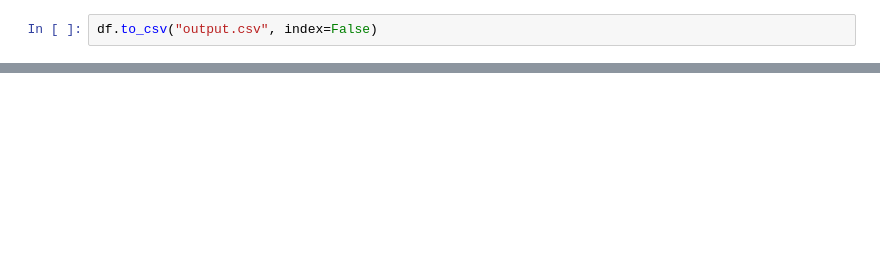
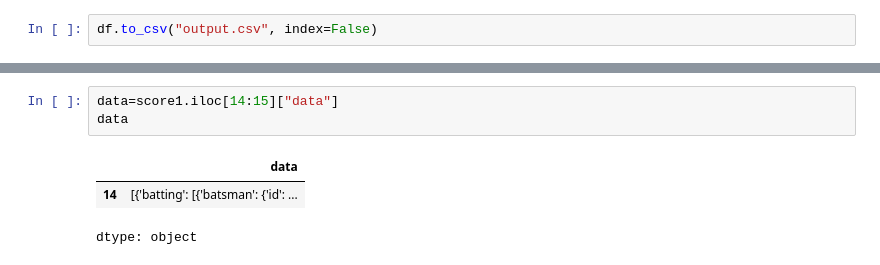
Before and after one commit to harivign/json-to-table-creation-using-python-, a Jupyter notebook: Convert_JSON_file_to_Table_Creation_using_python.ipynb, the cells around one changed output, grey strips where cells are left out. Saved outputs shown, nothing was run; the diff lists cells and outputs as text; blank space fills up the shorter version.

```diff
--- a/Convert_JSON_file_to_Table_Creation_using_python.ipynb
+++ b/Convert_JSON_file_to_Table_Creation_using_python.ipynb
@@ -95,0 +128,7 @@ print(df)
+# %%
+data=score1.iloc[14:15]["data"]
+data
+# %% [output]
+|  | data |
+| 14 | [{'batting': [{'batsman': {'id': ... |
+dtype: object
```
Also changed, not shown: parts of 9 cells of this notebook.
